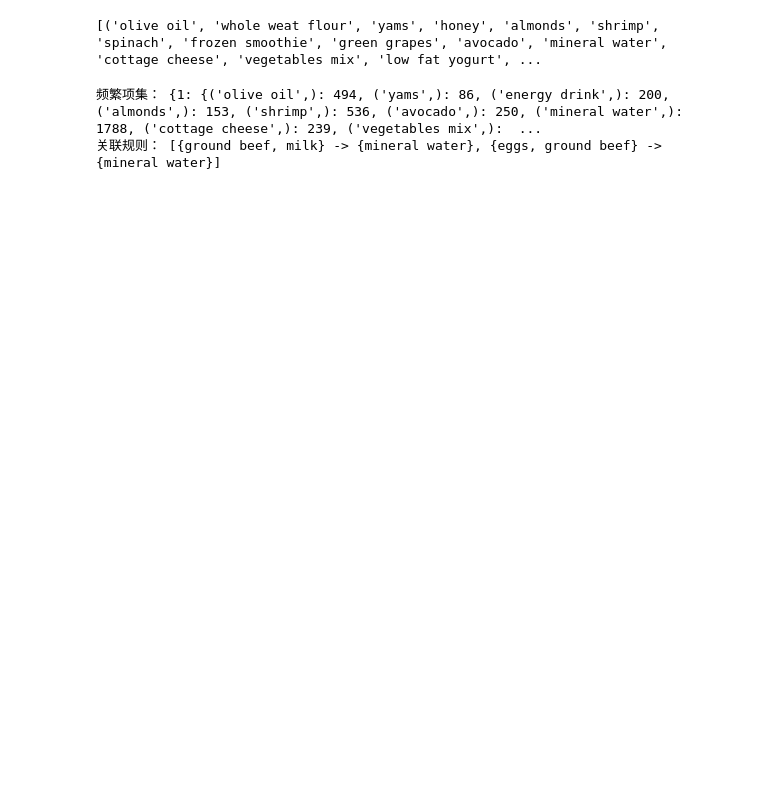
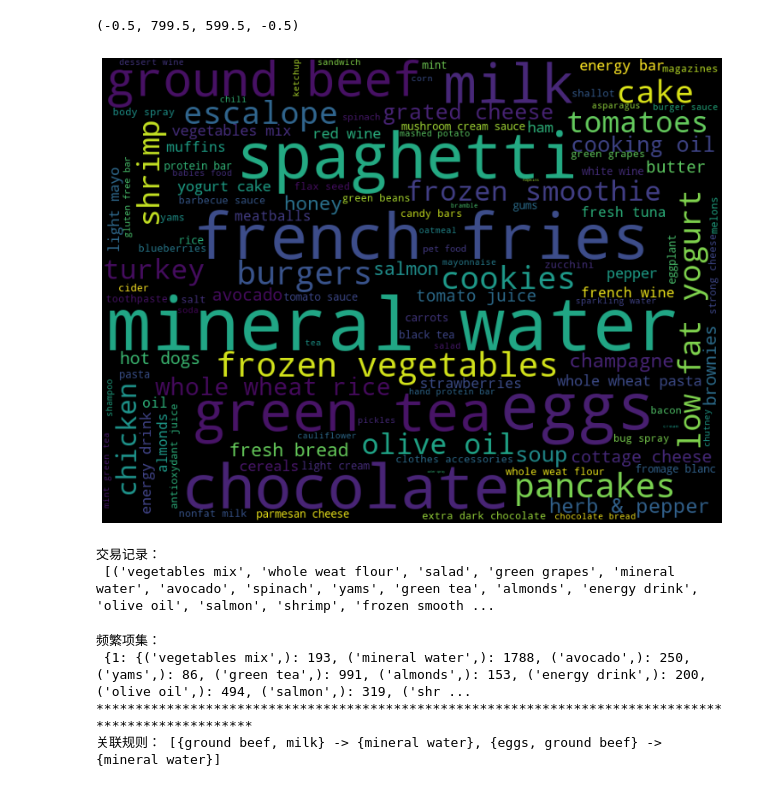
Before and after one commit to Lee-gp/BI_projects, a Jupyter notebook: Action1_MarketBasket.ipynb, the cells around one changed output. Cells and saved outputs as stored; diff of their text form; code cells hidden in the pictures; blank space fills up the shorter version.

```diff
--- a/Action1_MarketBasket.ipynb
+++ b/Action1_MarketBasket.ipynb
@@ -41,0 +73,7 @@ fill_item
+# %%
+#物品数量
+item_nums = Counter(items)
+print('物品数量',len(item_nums))
+#购买最多的10个商品
+top_10 = item_nums.most_common(10)
+top_10
@@ -42,3 +108,12 @@ fill_item
+# %%
+#按词频的词云展示
+img = wc.generate_from_frequencies(item_nums)
+plt.figure(figsize=(15,10))
+plt.imshow(img)
+plt.axis('off')
+# %% [output]
+(-0.5, 799.5, 599.5, -0.5)
+[figure, added]
 # %%
 # 设置数据集
 transactions = []
@@ -51,14 +126,18 @@ for i in range(data.shape[0]):
     #print(tuple(temp_set))
     transactions.append(tuple(temp_set))
 # %%
-print(transactions)
+print("交易记录：\n",transactions)
 # %% [output]
-[('olive oil', 'whole weat flour', 'yams', 'honey', 'almonds', 'shrimp', 'spinach', 'frozen smoothie', 'green grapes', 'avocado', 'mineral water', 'cottage cheese', 'vegetables mix', 'low fat yogurt', ...
+交易记录：
+ [('vegetables mix', 'whole weat flour', 'salad', 'green grapes', 'mineral water', 'avocado', 'spinach', 'yams', 'green tea', 'almonds', 'energy drink', 'olive oil', 'salmon', 'shrimp', 'frozen smooth ...
 # %%
 # 挖掘频繁项集和关联规则
 itemsets,rules = apriori(transactions,min_support = 0.01,min_confidence =0.5)
-print('频繁项集：',itemsets)
+print('频繁项集：\n',itemsets)
+print("*"*100)
 print('关联规则：',rules)
 # %% [output]
-频繁项集： {1: {('olive oil',): 494, ('yams',): 86, ('energy drink',): 200, ('almonds',): 153, ('shrimp',): 536, ('avocado',): 250, ('mineral water',): 1788, ('cottage cheese',): 239, ('vegetables mix',):  ...
+频繁项集：
+ {1: {('vegetables mix',): 193, ('mineral water',): 1788, ('avocado',): 250, ('yams',): 86, ('green tea',): 991, ('almonds',): 153, ('energy drink',): 200, ('olive oil',): 494, ('salmon',): 319, ('shr ...
+****************************************************************************************************
 关联规则： [{ground beef, milk} -> {mineral water}, {eggs, ground beef} -> {mineral water}]
```
Also changed, not shown: parts of 9 cells of this notebook.
